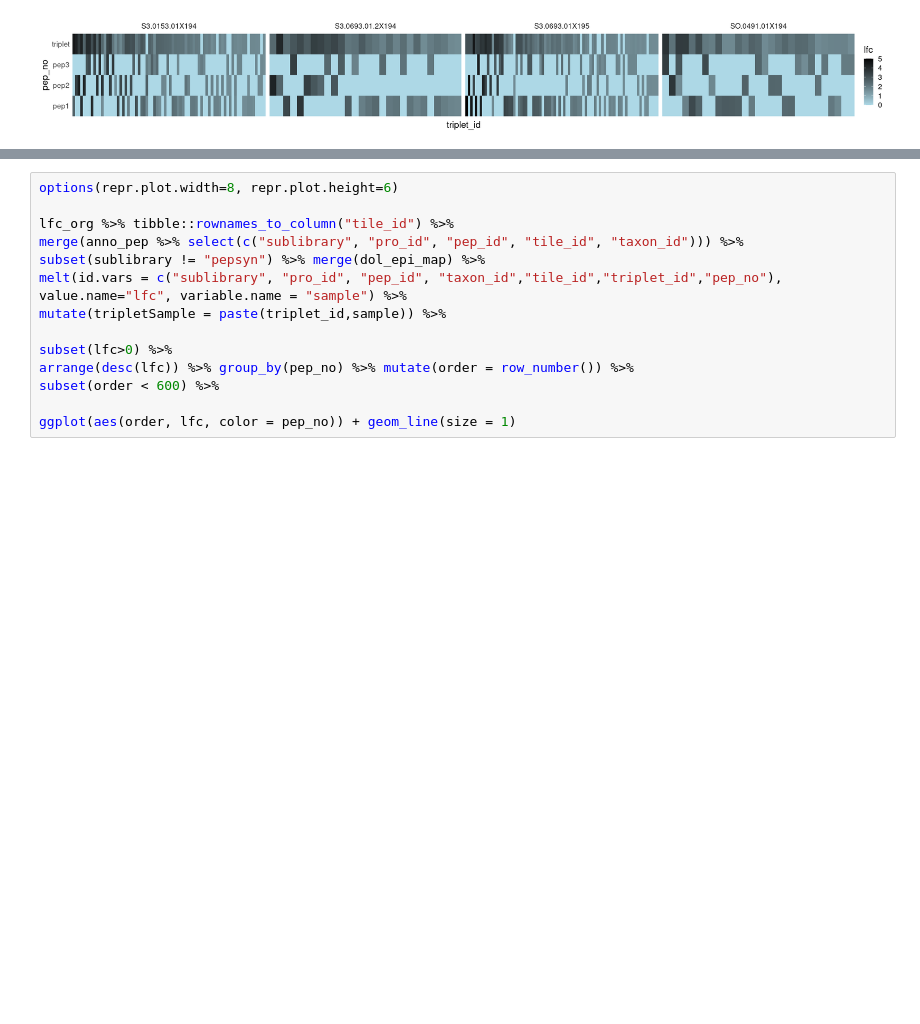
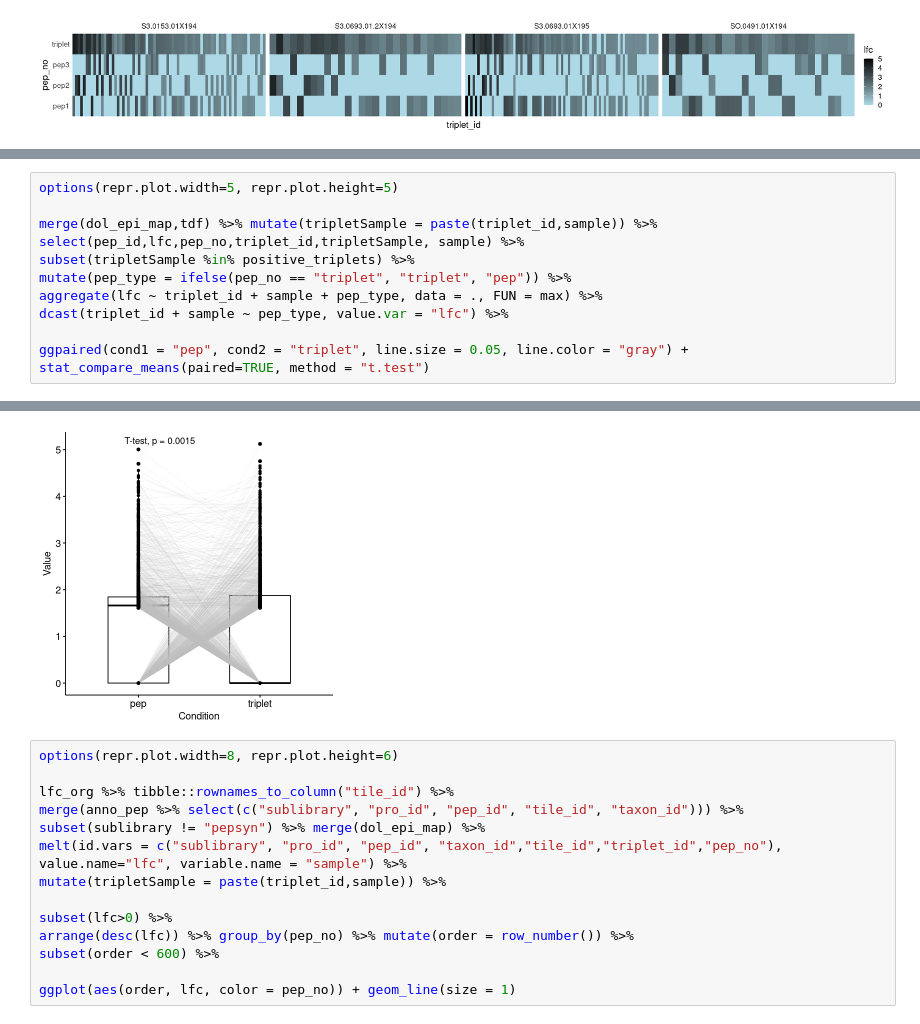
Before and after one commit to kepsi/Dolphyn, a Jupyter notebook: Manuscript Analyses/GPD_PhARscore_triplets.ipynb, the cells around one changed output, grey strips where cells are left out. Cells and saved outputs as stored; diff of their text form; blank space fills up the shorter version.

```diff
--- a/Manuscript Analyses/GPD_PhARscore_triplets.ipynb
+++ b/Manuscript Analyses/GPD_PhARscore_triplets.ipynb
@@ -62,0 +104,13 @@ facet_grid(.~sample, scales= "free")
+# %%
+options(repr.plot.width=5, repr.plot.height=5)
+
+merge(dol_epi_map,tdf) %>% mutate(tripletSample = paste(triplet_id,sample)) %>%
+select(pep_id,lfc,pep_no,triplet_id,tripletSample, sample) %>%
+subset(tripletSample %in% positive_triplets) %>%
+mutate(pep_type = ifelse(pep_no == "triplet", "triplet", "pep")) %>%
+aggregate(lfc ~ triplet_id + sample + pep_type, data = ., FUN = max) %>%
+dcast(triplet_id + sample ~ pep_type, value.var = "lfc") %>%
+
+ggpaired(cond1 = "pep", cond2 = "triplet", line.size = 0.05, line.color = "gray") +
+stat_compare_means(paired=TRUE, method = "t.test")
+# %% [output]
@@ -63,3 +122,4 @@ facet_grid(.~sample, scales= "free")
+[figure, added]
 # %%
 options(repr.plot.width=8, repr.plot.height=6)
 
```
Also changed, not shown: parts of 4 cells of this notebook, 8 other files.
